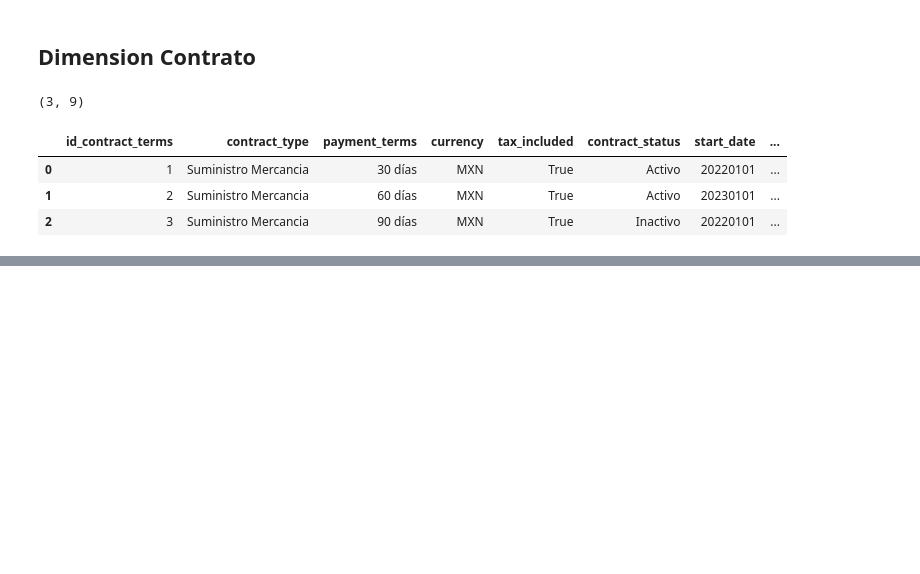
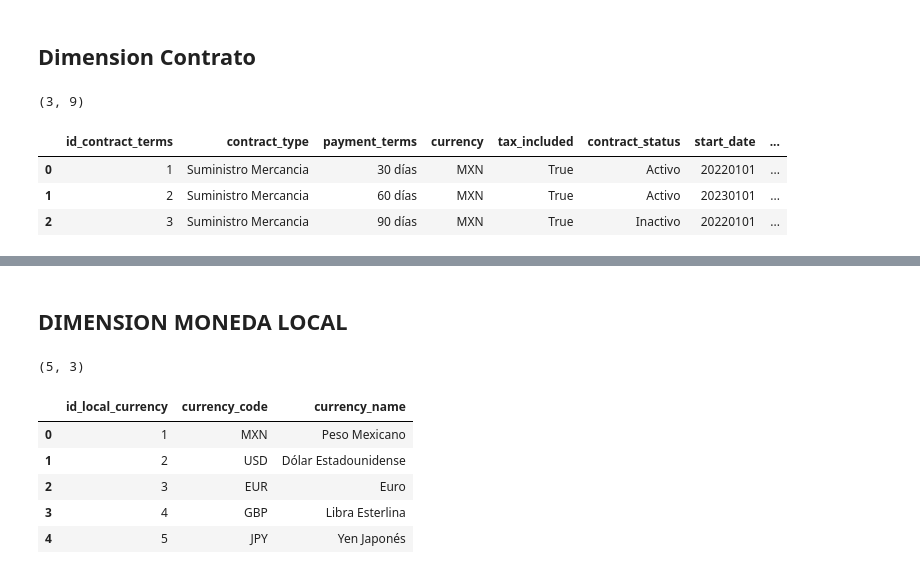
Before and after one commit to famenor/shorts, a Jupyter notebook: dimensional/01_create_dims.ipynb, the cells around one changed output, grey strips where cells are left out. Saved outputs shown, nothing was run; the diff lists cells and outputs as text; code cells hidden in the pictures; blank space fills up the shorter version.

```diff
--- a/dimensional/01_create_dims.ipynb
+++ b/dimensional/01_create_dims.ipynb
@@ -217,0 +246,17 @@ dim_contract_terms.to_csv('git/shorts/dimensional/data/dim_contract_terms.csv',
+# %% [markdown]
+## DIMENSION MONEDA LOCAL
+# %%
+dim_local_currency = pd.DataFrame({'id_local_currency': [1, 2, 3, 4, 5]})
+dim_local_currency['currency_code'] = ['MXN', 'USD', 'EUR', 'GBP', 'JPY']
+dim_local_currency['currency_name'] = ['Peso Mexicano', 'Dólar Estadounidense', 'Euro', 'Libra Esterlina', 'Yen Japonés']
+
+print(dim_local_currency.shape)
+display(dim_local_currency.head(5))
+# %% [output]
+(5, 3)
+|  | id_local_currency | currency_code | currency_name |
+| 0 | 1 | MXN | Peso Mexicano |
+| 1 | 2 | USD | Dólar Estadounidense |
+| 2 | 3 | EUR | Euro |
+| 3 | 4 | GBP | Libra Esterlina |
+| 4 | 5 | JPY | Yen Japonés |
```
Also changed, not shown: parts of 4 cells of this notebook, 5 other files.
